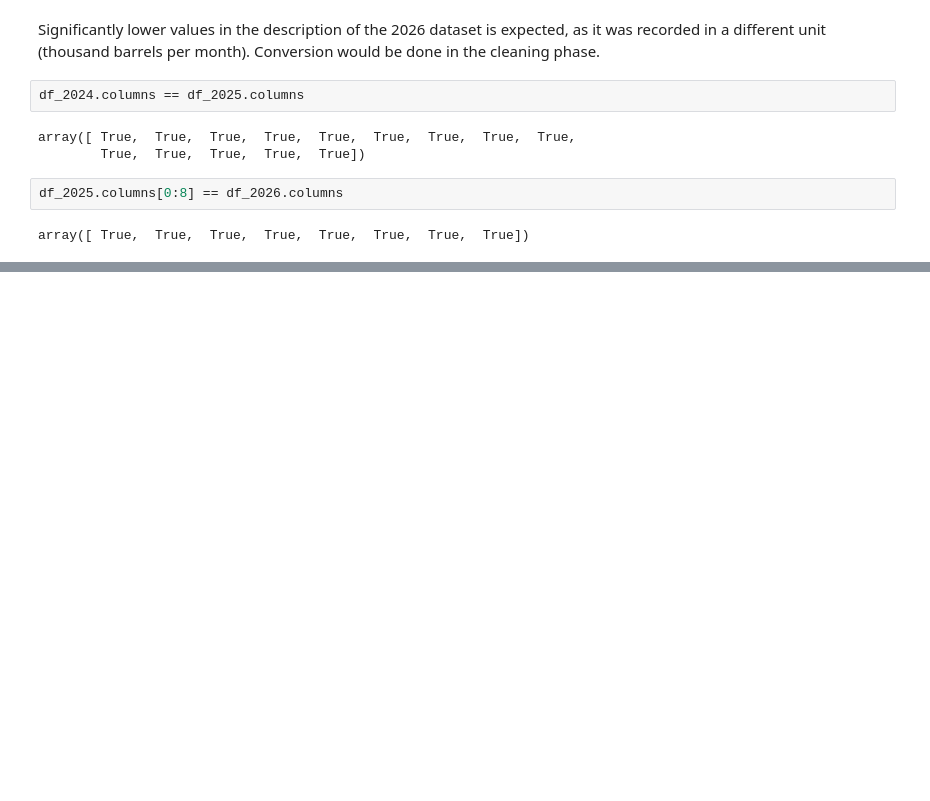
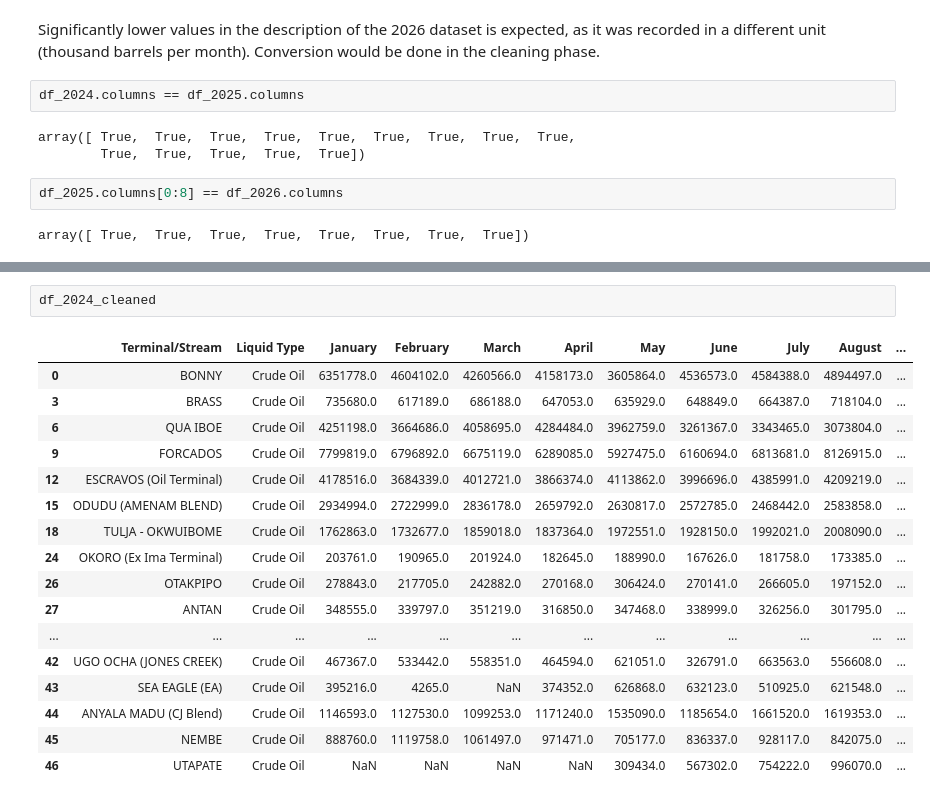
Before and after one commit to loteehenry/Oil-Production---Exploratory-Data-Analysis, a Jupyter notebook: notebooks/analysis.ipynb, the cells around one changed output, grey strips where cells are left out. Saved outputs shown, nothing was run; the diff lists cells and outputs as text; blank space fills up the shorter version.

```diff
--- a/notebooks/analysis.ipynb
+++ b/notebooks/analysis.ipynb
@@ -270,0 +357,20 @@ array([ True,  True,  True,  True,  True,  True,  True,  True])
+# %%
+df_2024_cleaned
+# %% [output]
+|  | Terminal/Stream | Liquid Type | January | February | March | April | May | June | July | August | ... |
+| 0 | BONNY | Crude Oil | 6351778.0 | 4604102.0 | 4260566.0 | 4158173.0 | 3605864.0 | 4536573.0 | 4584388.0 | 4894497.0 | ... |
+| 3 | BRASS | Crude Oil | 735680.0 | 617189.0 | 686188.0 | 647053.0 | 635929.0 | 648849.0 | 664387.0 | 718104.0 | ... |
+| 6 | QUA IBOE | Crude Oil | 4251198.0 | 3664686.0 | 4058695.0 | 4284484.0 | 3962759.0 | 3261367.0 | 3343465.0 | 3073804.0 | ... |
+| 9 | FORCADOS | Crude Oil | 7799819.0 | 6796892.0 | 6675119.0 | 6289085.0 | 5927475.0 | 6160694.0 | 6813681.0 | 8126915.0 | ... |
+| 12 | ESCRAVOS (Oil Terminal) | Crude Oil | 4178516.0 | 3684339.0 | 4012721.0 | 3866374.0 | 4113862.0 | 3996696.0 | 4385991.0 | 4209219.0 | ... |
+| 15 | ODUDU (AMENAM BLEND) | Crude Oil | 2934994.0 | 2722999.0 | 2836178.0 | 2659792.0 | 2630817.0 | 2572785.0 | 2468442.0 | 2583858.0 | ... |
+| 18 | TULJA - OKWUIBOME | Crude Oil | 1762863.0 | 1732677.0 | 1859018.0 | 1837364.0 | 1972551.0 | 1928150.0 | 1992021.0 | 2008090.0 | ... |
+| 24 | OKORO (Ex Ima Terminal) | Crude Oil | 203761.0 | 190965.0 | 201924.0 | 182645.0 | 188990.0 | 167626.0 | 181758.0 | 173385.0 | ... |
+| 26 | OTAKPIPO | Crude Oil | 278843.0 | 217705.0 | 242882.0 | 270168.0 | 306424.0 | 270141.0 | 266605.0 | 197152.0 | ... |
+| 27 | ANTAN | Crude Oil | 348555.0 | 339797.0 | 351219.0 | 316850.0 | 347468.0 | 338999.0 | 326256.0 | 301795.0 | ... |
+| ... | ... | ... | ... | ... | ... | ... | ... | ... | ... | ... | ... |
+| 42 | UGO OCHA (JONES CREEK) | Crude Oil | 467367.0 | 533442.0 | 558351.0 | 464594.0 | 621051.0 | 326791.0 | 663563.0 | 556608.0 | ... |
+| 43 | SEA EAGLE (EA) | Crude Oil | 395216.0 | 4265.0 | NaN | 374352.0 | 626868.0 | 632123.0 | 510925.0 | 621548.0 | ... |
+| 44 | ANYALA MADU (CJ Blend) | Crude Oil | 1146593.0 | 1127530.0 | 1099253.0 | 1171240.0 | 1535090.0 | 1185654.0 | 1661520.0 | 1619353.0 | ... |
+| 45 | NEMBE | Crude Oil | 888760.0 | 1119758.0 | 1061497.0 | 971471.0 | 705177.0 | 836337.0 | 928117.0 | 842075.0 | ... |
+| 46 | UTAPATE | Crude Oil | NaN | NaN | NaN | NaN | 309434.0 | 567302.0 | 754222.0 | 996070.0 | ... |
```
Also changed, not shown: parts of 15 cells of this notebook.
